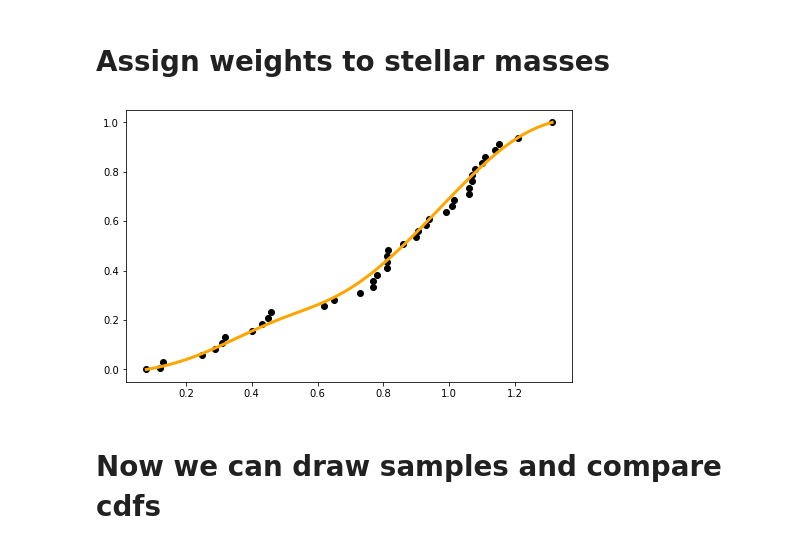
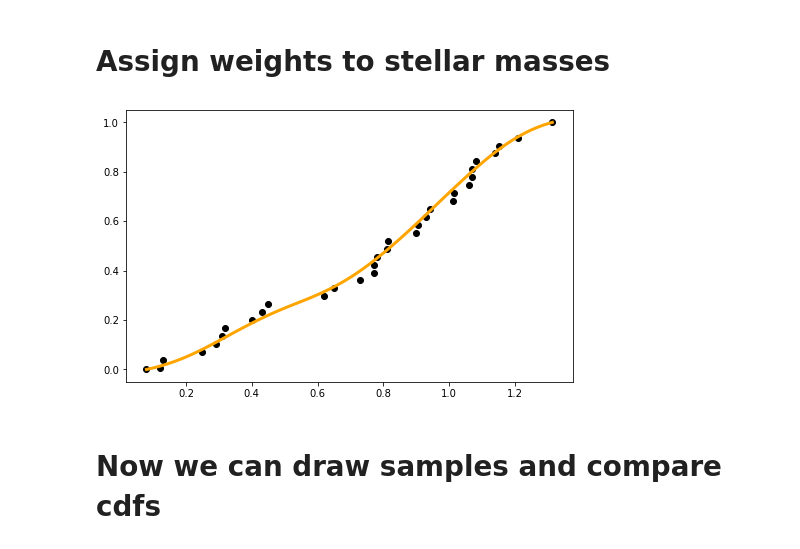
Before and after one commit to djhoover717/Oviraptor, a Jupyter notebook: oviraptor_v4.ipynb, the cells around one changed output. Saved outputs shown, nothing was run; the diff lists cells and outputs as text; code cells hidden in the pictures.

```diff
--- a/oviraptor_v4.ipynb
+++ b/oviraptor_v4.ipynb
@@ -511 +562,23 @@ for i in range(len(d['rprs'])):
+# %%
+NPL = len(d['K'])
+
+K_mu = np.copy(d['K'])
+K_std = np.sqrt(d["K_err1"]**2 + d["K_err2"]**2)/np.sqrt(2)
+
+rprs_mu = np.copy(d['rprs'])
+rprs_std = np.sqrt(d["rprs_err1"]**2 + d["rprs_err2"]**2)/np.sqrt(2)
+
+Mstar_mu = np.copy(d['ms'])
+Mstar_std = np.sqrt(d["ms_err1"]**2 + d["ms_err2"]**2)/np.sqrt(2)
+
+Rstar_mu = np.copy(d['rs'])
+Rstar_std = np.sqrt(d["rs_err1"]**2 + d["rs_err2"]**2)/np.sqrt(2)
+
+K_prob = np.zeros((NPL, NBOOT))
+rprs_prob = np.zeros((NPL, NBOOT))
+mpms_prob = np.zeros((NPL, NBOOT))
+Mstar_prob = np.zeros((NPL, NBOOT))
+Rstar_prob = np.zeros((NPL, NBOOT))
+mass_prob = np.zeros((NPL, NBOOT))
+radius_prob = np.zeros((NPL, NBOOT))
 # %%
@@ -701,16 +755,16 @@ for i, star in enumerate(np.unique(d["starname"])):
     s.prob_radius = radius_prob[use].swapaxes(0,1)
 
     # save to lists
-    all_systems.append(s)
-
-    if s.det_meth == "Transit":
-        transit_systems.append(s)
-    elif s.det_meth == "Radial Velocity":
-        rv_systems.append(s)
-    elif s.det_meth == "Mixed":
-        mixed_systems.append(s)
-    else:
-        raise ValueError("Detection method must be 'Transit',  'Radial Velocity', or 'Mixed'")
+    if s.N >= 3:
+        all_systems.append(s)
+        if s.det_meth == "Transit":
+            transit_systems.append(s)
+        elif s.det_meth == "Radial Velocity":
+            rv_systems.append(s)
+        elif s.det_meth == "Mixed":
+            mixed_systems.append(s)
+        else:
+            raise ValueError("Detection method must be 'Transit',  'Radial Velocity', or 'Mixed'")
 # %% [markdown]
 # Assign weights to stellar masses
 # %%
@@ -740,39 +794,39 @@ def get_weights(arr, arr_rv, plot_on = True):
     high = np.sum(arr < arr_rv.max())/len(arr)
 
     train_x = np.sort(arr_rv + np.random.normal(loc=0, \
-                scale=100*sys.float_info.epsilon, size=len(arr_rv)))
+                scale=100000*sys.float_info.epsilon, size=len(arr_rv)))
     train_x = np.hstack([arr.min(), train_x, arr.max()])
 
     train_y = np.linspace(low, high, len(arr_rv))
     train_y = np.hstack([0, train_y, 1])
 
     spline = scipy.interpolate.PchipInterpolator(train_x, train_y)
 
     fit_x = np.linspace(train_x.min(), train_x.max(), 100)
     fit_y = spline(fit_x)
 
     win = sig.hann(49)
     win /= np.sum(win)
 
     fit_y_padded = np.pad(fit_y, (50,50), "edge")
     fit_y_smooth = sig.convolve(fit_y_padded, win, "same")[50:-50]
 
     fit_y_smooth = (fit_y_smooth-min(fit_y_smooth))/(max(fit_y_smooth)\
                                                      -min(fit_y_smooth))
 
     spline = scipy.interpolate.PchipInterpolator(fit_x, fit_y_smooth)
 
     if plot_on:
         plt.figure(figsize=(8,5))
         plt.plot(train_x, train_y, "ko")
         plt.plot(fit_x, spline(fit_x), c="orange", lw=3)
         plt.show()
 
     return arr[det_meth == "Transit"], spline(arr[det_meth == "Transit"])
 
 ms_tr, w_tr = get_weights(Mstar, ms_rv)
 # %% [output]
-[figure, old version]
+[figure, new version]
 # %% [markdown]
 # Now we can draw samples and compare cdfs
 # %%
```
Also changed, not shown: parts of 27 cells of this notebook, 4 other files.
